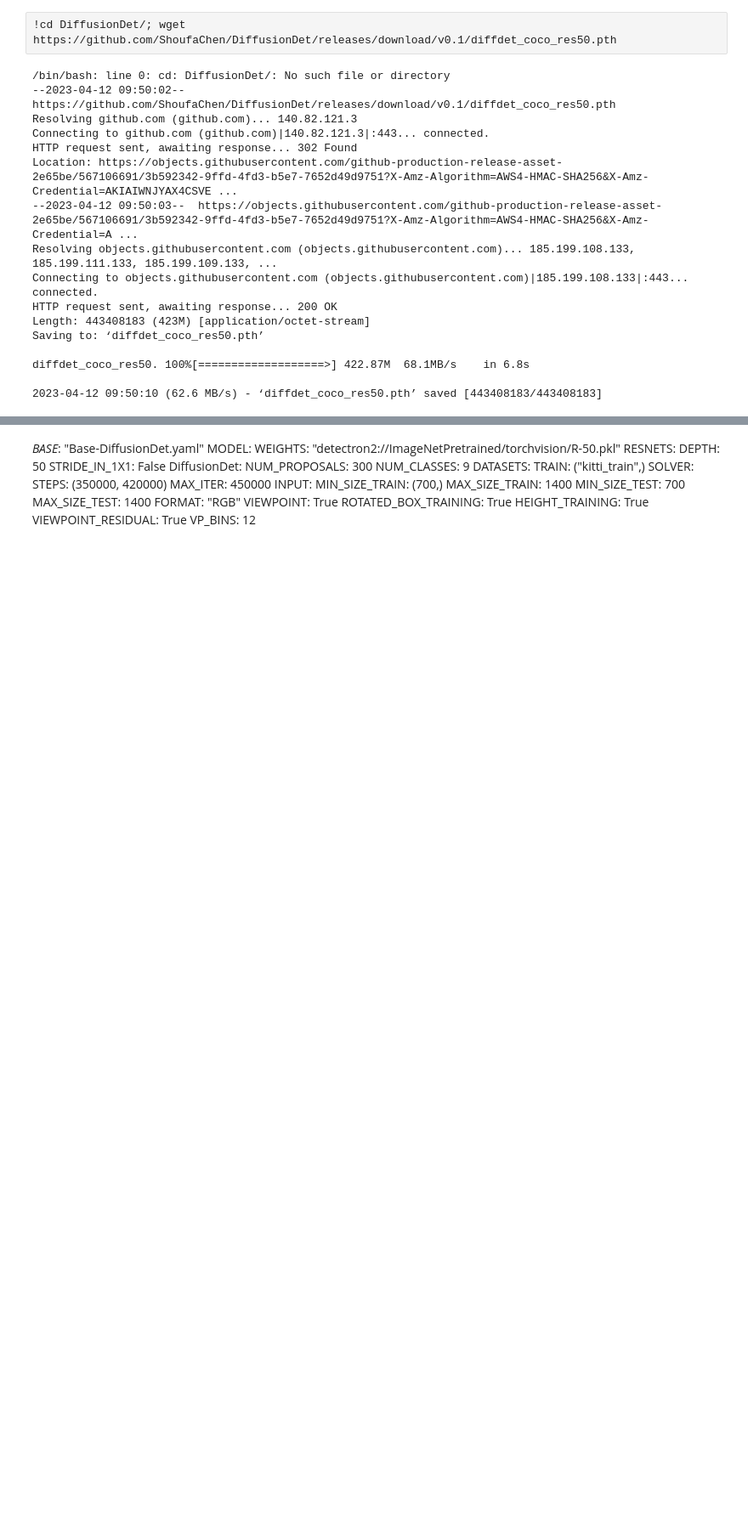
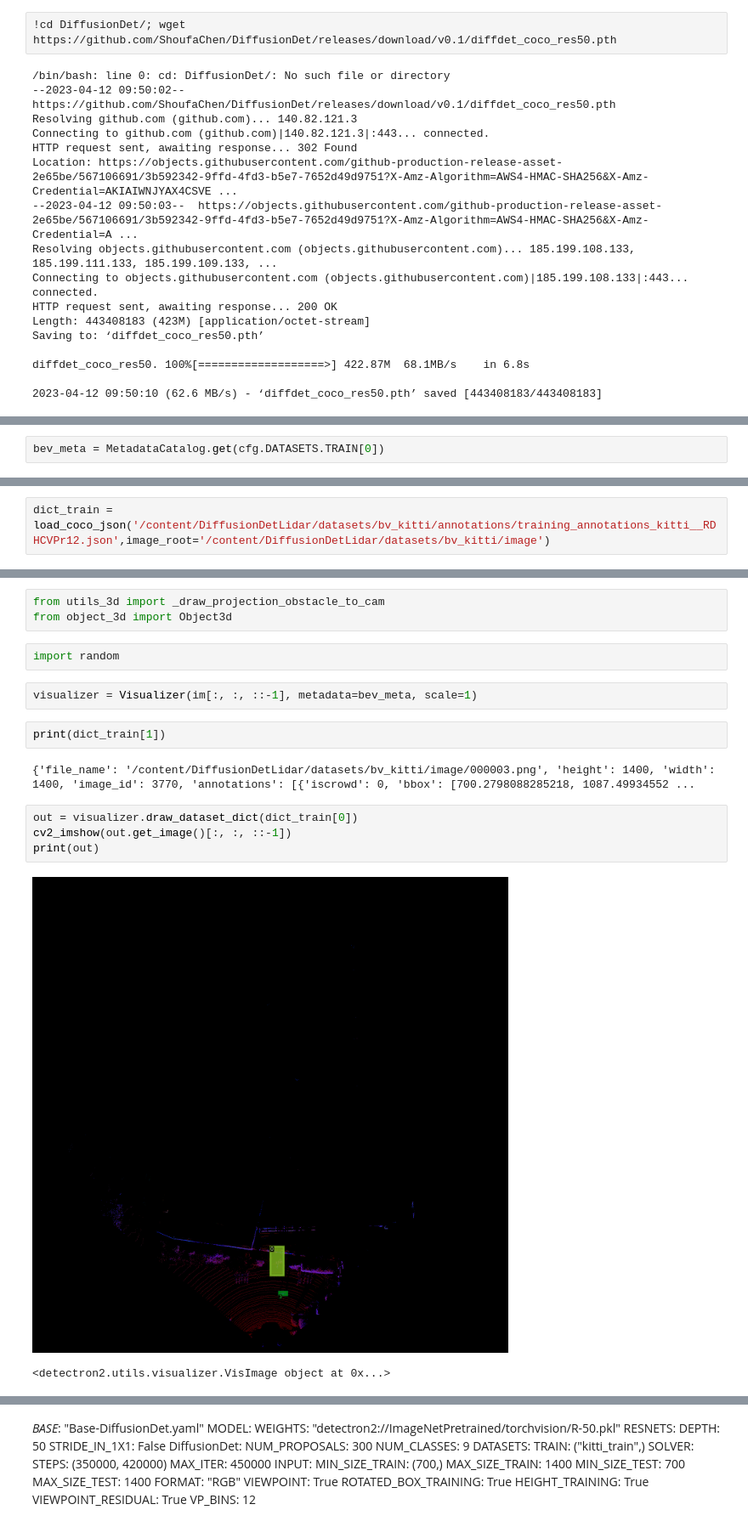
Before and after one commit to AlejandroZam/AI, a Jupyter notebook: train_bev_diffnet.ipynb, the cells around one changed output, grey strips where cells are left out. Shown at 85% size. Saved outputs shown, nothing was run; the diff lists cells and outputs as text; blank space fills up the shorter version.

```diff
--- a/train_bev_diffnet.ipynb
+++ b/train_bev_diffnet.ipynb
@@ -140,0 +151,2 @@ To enable the following instructions: AVX2 AVX512F AVX512_VNNI FMA, in other ope
+# %%
+bev_meta = MetadataCatalog.get(cfg.DATASETS.TRAIN[0])
@@ -140,0 +155,2 @@ To enable the following instructions: AVX2 AVX512F AVX512_VNNI FMA, in other ope
+# %%
+dict_train = load_coco_json('/content/DiffusionDetLidar/datasets/bv_kitti/annotations/training_annotations_kitti__RDHCVPr12.json',image_root='/content/DiffusionDetLidar/datasets/bv_kitti/image')
@@ -140,0 +163,18 @@ To enable the following instructions: AVX2 AVX512F AVX512_VNNI FMA, in other ope
+# %%
+from utils_3d import _draw_projection_obstacle_to_cam
+from object_3d import Object3d
+# %%
+import random
+# %%
+visualizer = Visualizer(im[:, :, ::-1], metadata=bev_meta, scale=1)
+# %%
+print(dict_train[1])
+# %% [output]
+{'file_name': '/content/DiffusionDetLidar/datasets/bv_kitti/image/000003.png', 'height': 1400, 'width': 1400, 'image_id': 3770, 'annotations': [{'iscrowd': 0, 'bbox': [700.2798088285218, 1087.49934552 ...
+# %%
+out = visualizer.draw_dataset_dict(dict_train[0])
+cv2_imshow(out.get_image()[:, :, ::-1])
+print(out)
+# %% [output]
+[figure, added]
+<detectron2.utils.visualizer.VisImage object at 0x...>
```
Also changed, not shown: parts of 12 cells of this notebook.
